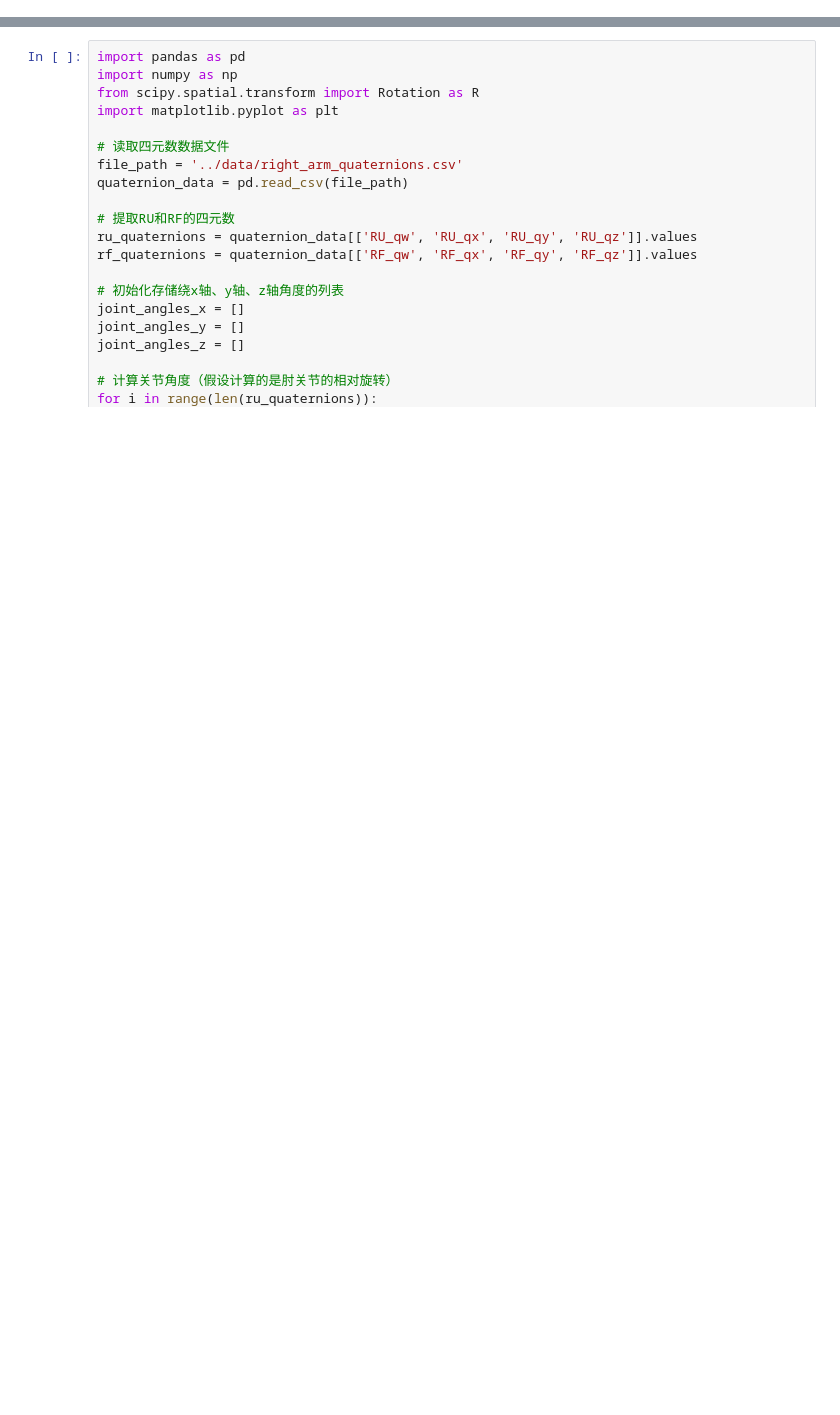
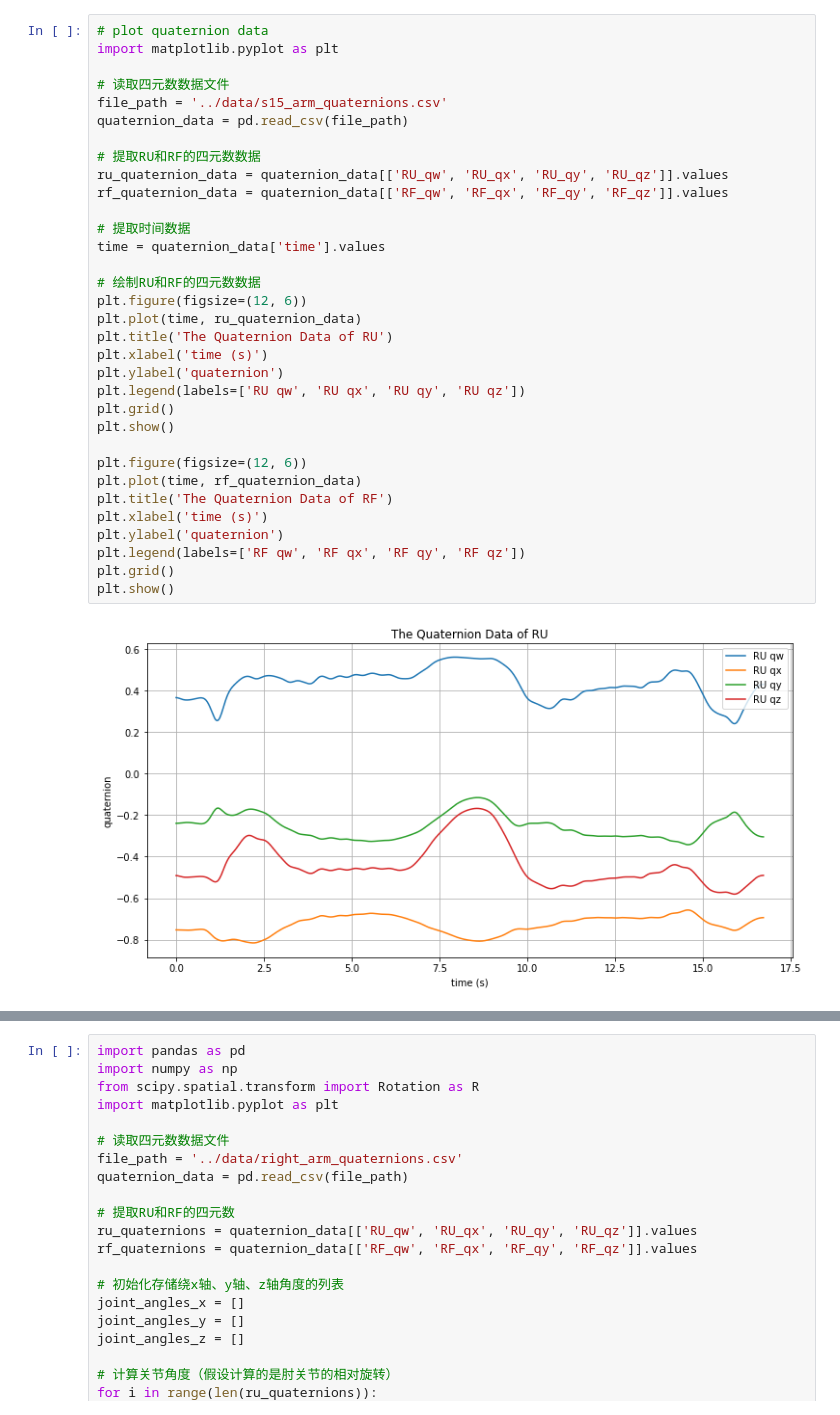
Before and after one commit to yzy1997/imu_joint_angle, a Jupyter notebook: src/quarternions_kada.ipynb, the cells around one changed output, grey strips where cells are left out. Drawn from its saved outputs; the diff is of its cells as text; blank space fills up the shorter version.

Commit message:
add new angle graph

```diff
--- a/src/quarternions_kada.ipynb
+++ b/src/quarternions_kada.ipynb
@@ -142,0 +248,35 @@ RU和RF的欧拉角数据已成功存储到文件: ../data/right_arm_euler_angle
+# %%
+# plot quaternion data
+import matplotlib.pyplot as plt
+
+# 读取四元数数据文件
+file_path = '../data/s15_arm_quaternions.csv'
+quaternion_data = pd.read_csv(file_path)
+
+# 提取RU和RF的四元数数据
+ru_quaternion_data = quaternion_data[['RU_qw', 'RU_qx', 'RU_qy', 'RU_qz']].values
+rf_quaternion_data = quaternion_data[['RF_qw', 'RF_qx', 'RF_qy', 'RF_qz']].values
+
+# 提取时间数据
+time = quaternion_data['time'].values
+
+# 绘制RU和RF的四元数数据
+plt.figure(figsize=(12, 6))
+plt.plot(time, ru_quaternion_data)
+plt.title('The Quaternion Data of RU')
+plt.xlabel('time (s)')
+plt.ylabel('quaternion')
+plt.legend(labels=['RU qw', 'RU qx', 'RU qy', 'RU qz'])
+plt.grid()
+plt.show()
+
+plt.figure(figsize=(12, 6))
+plt.plot(time, rf_quaternion_data)
+plt.title('The Quaternion Data of RF')
+plt.xlabel('time (s)')
+plt.ylabel('quaternion')
+plt.legend(labels=['RF qw', 'RF qx', 'RF qy', 'RF qz'])
+plt.grid()
+plt.show()
+# %% [output]
+[figure, added]
```
Also changed, not shown: parts of 9 cells of this notebook, 11 other files.
